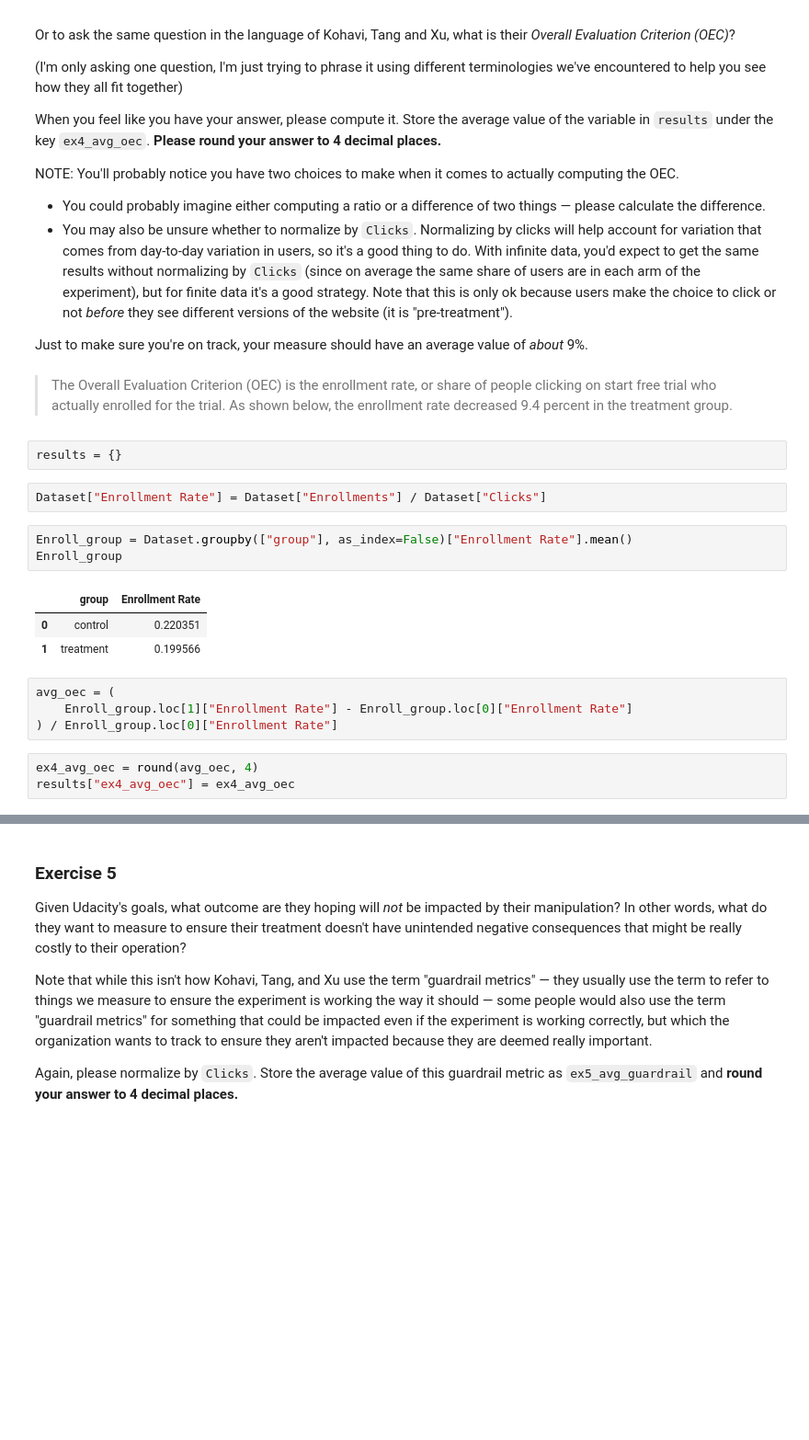
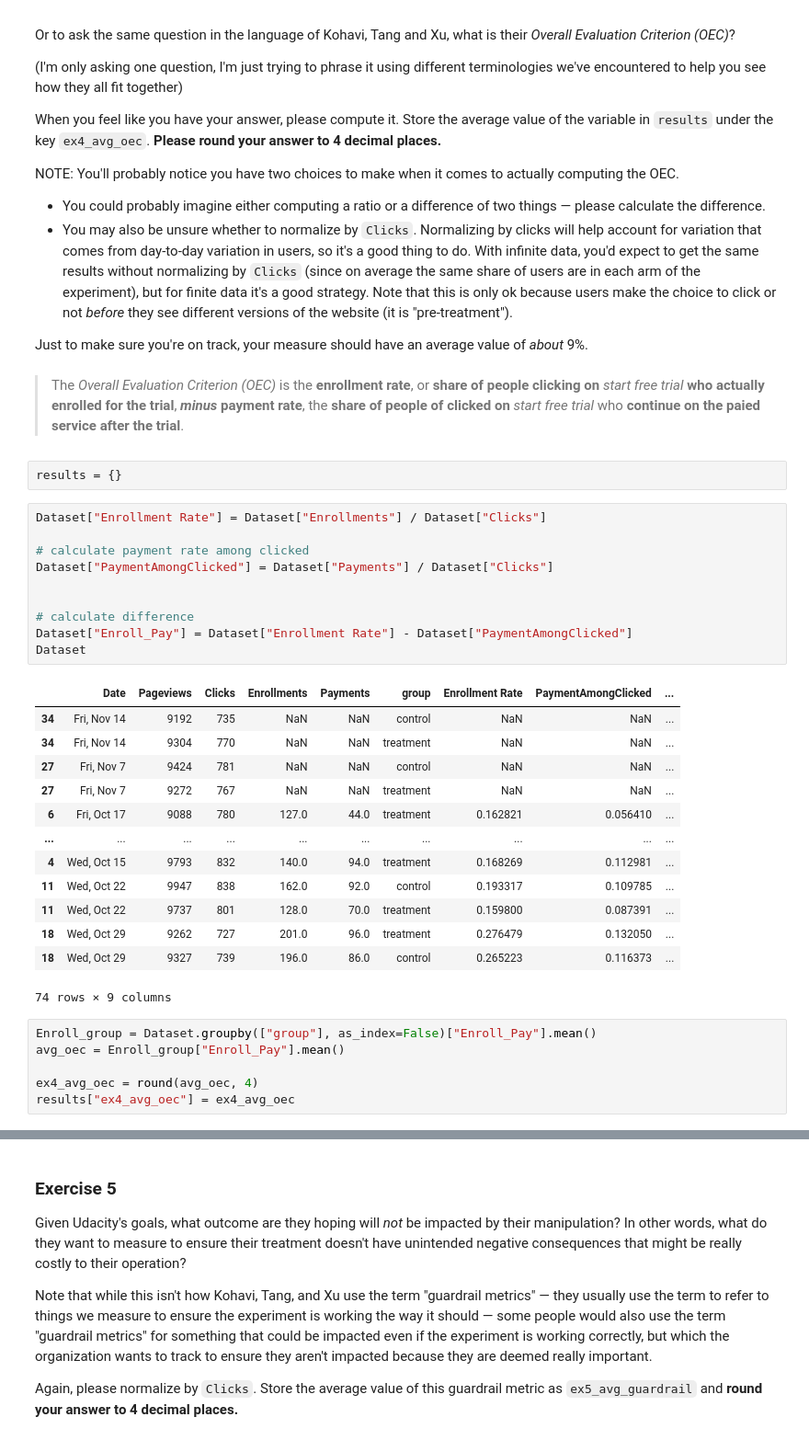
Before and after one commit to halfmoonliu/abtest_udacity, a Jupyter notebook: exercise_abtesting.ipynb, the cells around one changed output, grey strips where cells are left out. Shown: that part at 92% size. Drawn from its saved outputs; the diff is of its cells as text; blank space fills up the shorter version.

```diff
--- a/exercise_abtesting.ipynb
+++ b/exercise_abtesting.ipynb
@@ -167,25 +167,39 @@ NOTE: You'll probably notice you have two choices to make when it comes to actua
 
 Just to make sure you're on track, your measure should have an average value of *about* 9%.
 # %% [markdown]
-> The Overall Evaluation Criterion (OEC) is the enrollment rate, or share of people clicking on start free trial who actually enrolled for the trial. As shown below, the enrollment rate decreased 9.4 percent in the treatment group.
+>The *Overall Evaluation Criterion (OEC)* is the **enrollment rate**, or **share of people clicking on** *start free trial* **who actually enrolled for the trial**, ***minus*** **payment rate**, the **share of people of clicked on** *start free trial* who **continue on the paied service after the trial**.
 # %%
 results = {}
-# %%
-Dataset["Enrollment Rate"] = Dataset["Enrollments"] / Dataset["Clicks"]
+# %%
+Dataset["Enrollment Rate"] = Dataset["Enrollments"] / Dataset["Clicks"]
+
+# calculate payment rate among clicked
+Dataset["PaymentAmongClicked"] = Dataset["Payments"] / Dataset["Clicks"]
+
+
+# calculate difference
+Dataset["Enroll_Pay"] = Dataset["Enrollment Rate"] - Dataset["PaymentAmongClicked"]
+Dataset
+# %% [output]
+|  | Date | Pageviews | Clicks | Enrollments | Payments | group | Enrollment Rate | PaymentAmongClicked | ... |
+| 34 | Fri, Nov 14 | 9192 | 735 | NaN | NaN | control | NaN | NaN | ... |
+| 34 | Fri, Nov 14 | 9304 | 770 | NaN | NaN | treatment | NaN | NaN | ... |
+| 27 | Fri, Nov 7 | 9424 | 781 | NaN | NaN | control | NaN | NaN | ... |
+| 27 | Fri, Nov 7 | 9272 | 767 | NaN | NaN | treatment | NaN | NaN | ... |
+| 6 | Fri, Oct 17 | 9088 | 780 | 127.0 | 44.0 | treatment | 0.162821 | 0.056410 | ... |
+| ... | ... | ... | ... | ... | ... | ... | ... | ... | ... |
+| 4 | Wed, Oct 15 | 9793 | 832 | 140.0 | 94.0 | treatment | 0.168269 | 0.112981 | ... |
+| 11 | Wed, Oct 22 | 9947 | 838 | 162.0 | 92.0 | control | 0.193317 | 0.109785 | ... |
+| 11 | Wed, Oct 22 | 9737 | 801 | 128.0 | 70.0 | treatment | 0.159800 | 0.087391 | ... |
+| 18 | Wed, Oct 29 | 9262 | 727 | 201.0 | 96.0 | treatment | 0.276479 | 0.132050 | ... |
+| 18 | Wed, Oct 29 | 9327 | 739 | 196.0 | 86.0 | control | 0.265223 | 0.116373 | ... |
+74 rows × 9 columns
 # %%
-Enroll_group = Dataset.groupby(["group"], as_index=False)["Enrollment Rate"].mean()
-Enroll_group
+Enroll_group = Dataset.groupby(["group"], as_index=False)["Enroll_Pay"].mean()
+avg_oec = Enroll_group["Enroll_Pay"].mean()
+
+ex4_avg_oec = round(avg_oec, 4)
+results["ex4_avg_oec"] = ex4_avg_oec
-# %% [output]
-|  | group | Enrollment Rate |
-| 0 | control | 0.220351 |
-| 1 | treatment | 0.199566 |
-# %%
-avg_oec = (
-    Enroll_group.loc[1]["Enrollment Rate"] - Enroll_group.loc[0]["Enrollment Rate"]
-) / Enroll_group.loc[0]["Enrollment Rate"]
-# %%
-ex4_avg_oec = round(avg_oec, 4)
-results["ex4_avg_oec"] = ex4_avg_oec
 # %%
 results
 # %% [output]
```
Also changed, not shown: parts of 20 cells of this notebook, 1 other file.
